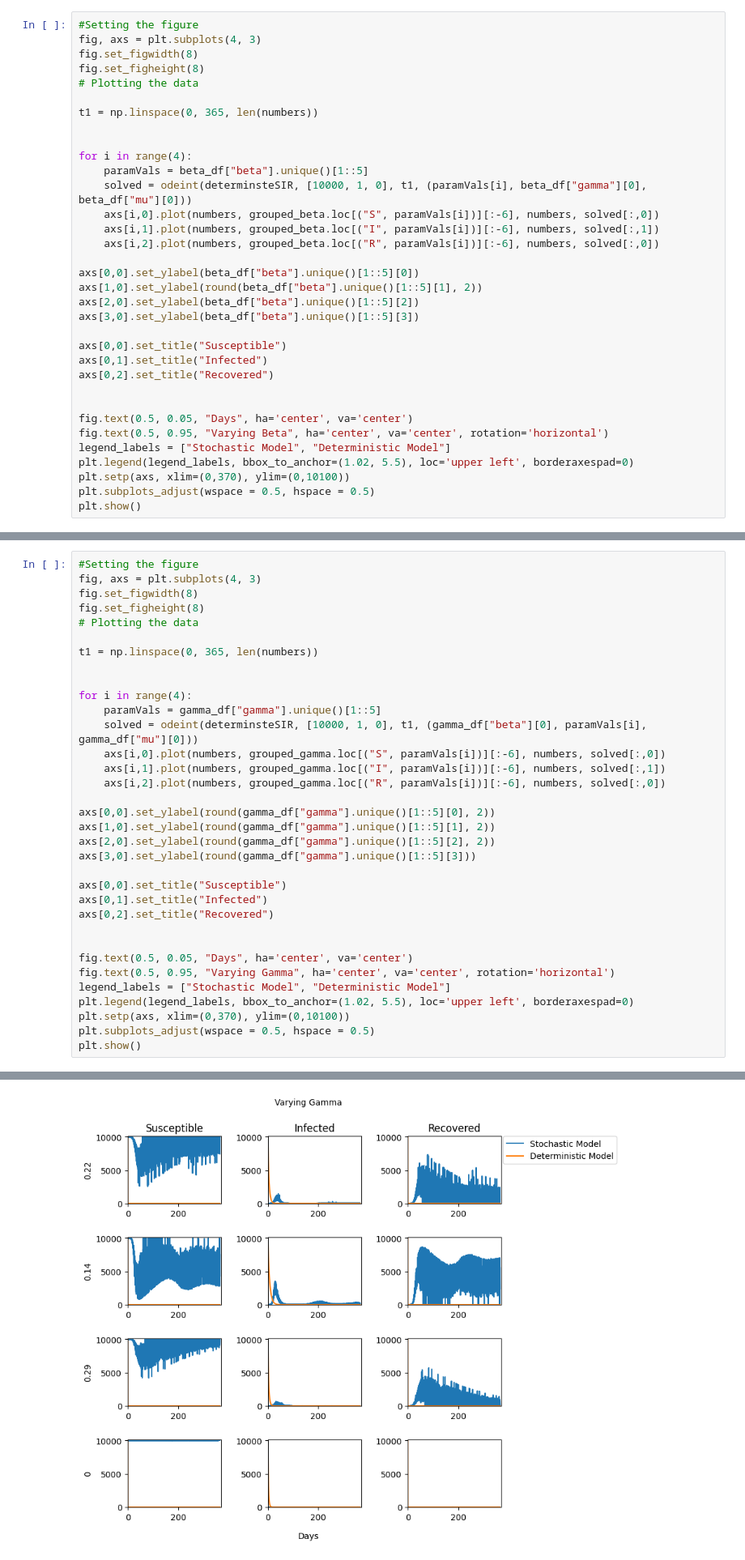
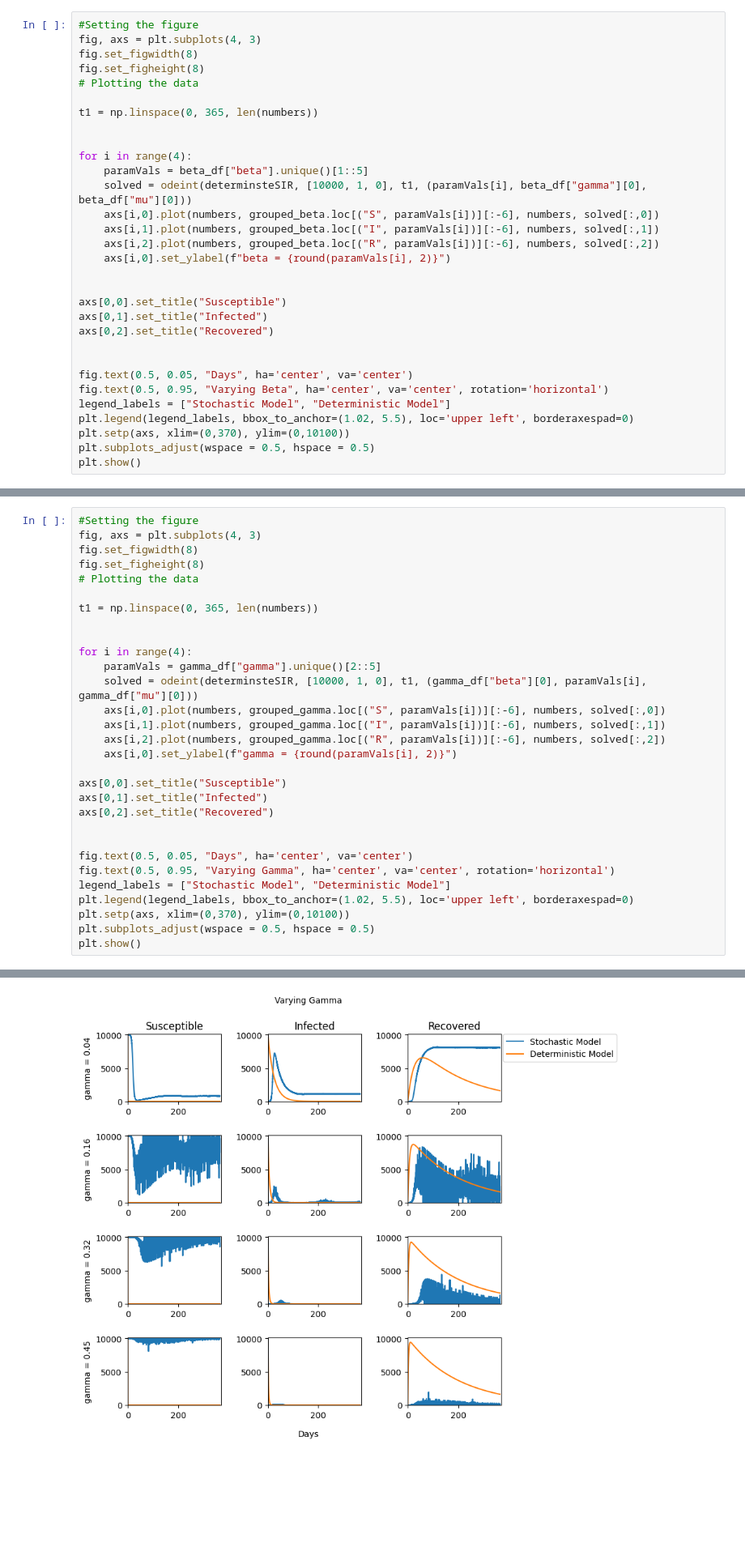
Before and after one commit to AmirSahrani/IntroCompAssignment2_fresh, a Jupyter notebook: Assignment2.ipynb, the cells around one changed output, grey strips where cells are left out. Shown at 81% size. Drawn from its saved outputs; the diff is of its cells as text; blank space fills up the shorter version.

```diff
--- a/Assignment2.ipynb
+++ b/Assignment2.ipynb
@@ -221,12 +221,9 @@ for i in range(4):
     solved = odeint(determinsteSIR, [10000, 1, 0], t1, (paramVals[i], beta_df["gamma"][0], beta_df["mu"][0]))
     axs[i,0].plot(numbers, grouped_beta.loc[("S", paramVals[i])][:-6], numbers, solved[:,0])
     axs[i,1].plot(numbers, grouped_beta.loc[("I", paramVals[i])][:-6], numbers, solved[:,1])
-    axs[i,2].plot(numbers, grouped_beta.loc[("R", paramVals[i])][:-6], numbers, solved[:,0])
+    axs[i,2].plot(numbers, grouped_beta.loc[("R", paramVals[i])][:-6], numbers, solved[:,2])
+    axs[i,0].set_ylabel(f"beta = {round(paramVals[i], 2)}")
 
-axs[0,0].set_ylabel(beta_df["beta"].unique()[1::5][0])
-axs[1,0].set_ylabel(round(beta_df["beta"].unique()[1::5][1], 2))
-axs[2,0].set_ylabel(beta_df["beta"].unique()[1::5][2])
-axs[3,0].set_ylabel(beta_df["beta"].unique()[1::5][3])
 
 axs[0,0].set_title("Susceptible")
 axs[0,1].set_title("Infected")
@@ -316,16 +317,12 @@ t1 = np.linspace(0, 365, len(numbers))
 
 
 for i in range(4):
-    paramVals = gamma_df["gamma"].unique()[1::5]
+    paramVals = gamma_df["gamma"].unique()[2::5]
     solved = odeint(determinsteSIR, [10000, 1, 0], t1, (gamma_df["beta"][0], paramVals[i], gamma_df["mu"][0]))
     axs[i,0].plot(numbers, grouped_gamma.loc[("S", paramVals[i])][:-6], numbers, solved[:,0])
     axs[i,1].plot(numbers, grouped_gamma.loc[("I", paramVals[i])][:-6], numbers, solved[:,1])
-    axs[i,2].plot(numbers, grouped_gamma.loc[("R", paramVals[i])][:-6], numbers, solved[:,0])
-
-axs[0,0].set_ylabel(round(gamma_df["gamma"].unique()[1::5][0], 2))
-axs[1,0].set_ylabel(round(gamma_df["gamma"].unique()[1::5][1], 2))
-axs[2,0].set_ylabel(round(gamma_df["gamma"].unique()[1::5][2], 2))
-axs[3,0].set_ylabel(round(gamma_df["gamma"].unique()[1::5][3]))
+    axs[i,2].plot(numbers, grouped_gamma.loc[("R", paramVals[i])][:-6], numbers, solved[:,2])
+    axs[i,0].set_ylabel(f"gamma = {round(paramVals[i], 2)}")
 
 axs[0,0].set_title("Susceptible")
 axs[0,1].set_title("Infected")
@@ -343,4 +341,4 @@ plt.show()
-[figure, old version]
+[figure, new version]
 # %%
 #Reading in the Mu data (lol it rhymes hee hee. I'm a bit delirious right now).
 
```
Also changed, not shown: parts of 9 cells of this notebook.
